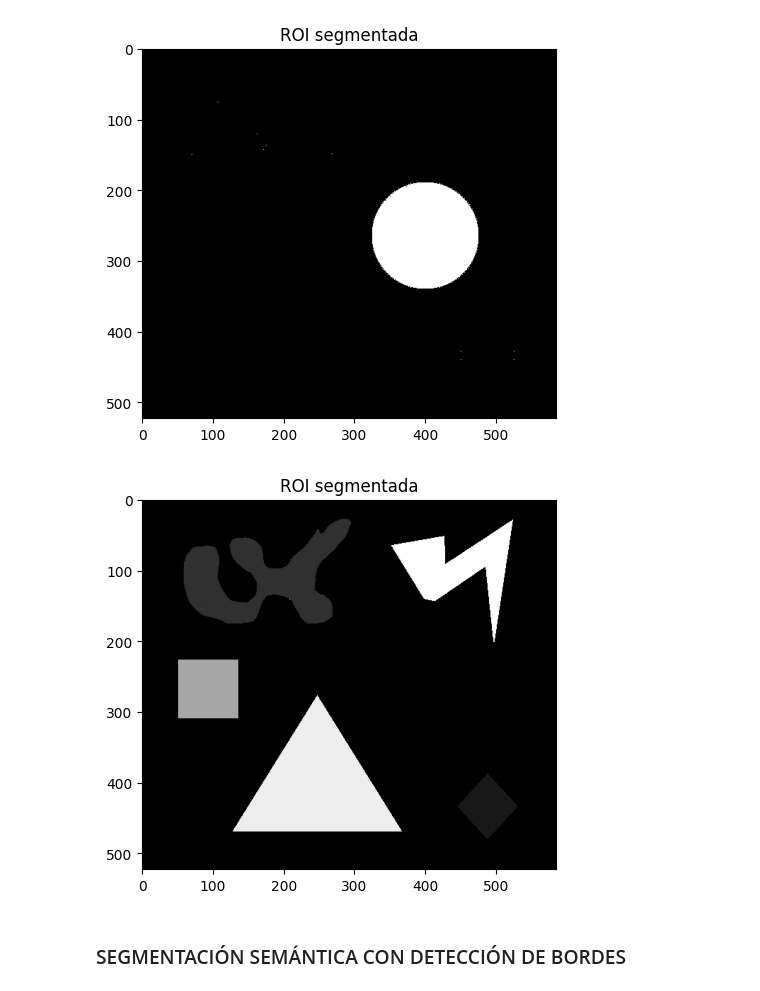
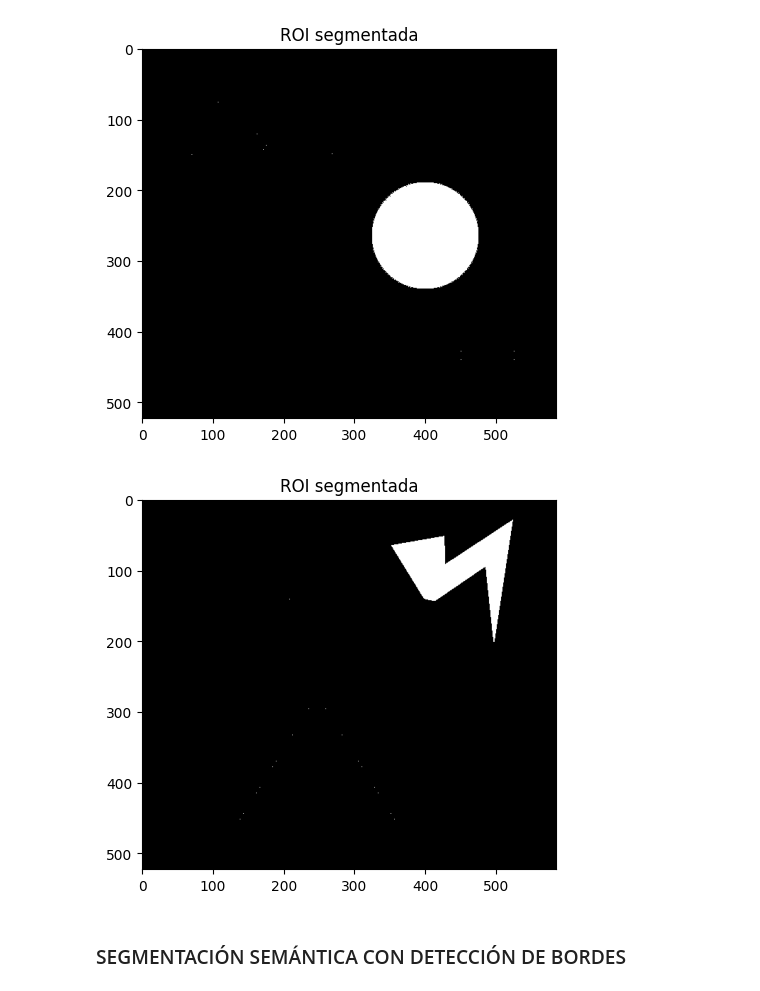
Before and after one commit to Carmen10-171/04MIAR_Aprendizaje-Supervisado, a Jupyter notebook: tema3/aprendizaje_supervisado_tema_3_Image_segmentation_practica.ipynb, the cells around one changed output. Cells and saved outputs as stored; diff of their text form; code cells hidden in the pictures.

```diff
--- a/tema3/aprendizaje_supervisado_tema_3_Image_segmentation_practica.ipynb
+++ b/tema3/aprendizaje_supervisado_tema_3_Image_segmentation_practica.ipynb
@@ -156,36 +156,37 @@ plt.show()
 # Función para extraer los colores secundarios
 def convert_to_CMYK(rgb_p):
     with np.errstate(invalid='ignore', divide='ignore'):
         K = 1 - np.max(rgb_p, axis=2)
         C = (1-rgb_p[:,:,0] - K)/(1-K)
         M = (1-rgb_p[:,:,1] - K)/(1-K)
         Y = (1-rgb_p[:,:,2] - K)/(1-K)
     CMYK = (np.dstack((C,M,Y,K))*255).astype('uint8')
     return CMYK
 
 # Leer la imagen
 img = cv2.imread('figuras.png')
 rgb = cv2.cvtColor(img, cv2.COLOR_BGR2RGB)
 rgb_p = rgb.astype('uint8')/255
 
 # Extraer los colores secundarios
 CMYK = convert_to_CMYK(rgb_p)
 
 # Extraer los canales por separado
 C,M,Y,K = CMYK[:,:,0],CMYK[:,:,1],CMYK[:,:,2],CMYK[:,:,3]
 C = C.astype('uint8')
 
 # Calcular la máscara de la figura del rayo
 t = np.max(C)
 mask= C.copy()
-mask[mask<t]=0
+mask[mask<t] = 0
 
 # Visualizar la máscara
-plt.imshow(C, cmap='gray')
+plt.imshow(C, cmap='gray') # cpn esto solo salen todos menos el rayo porque tienen 100
+plt.imshow(mask,cmap='gray')# con esto sale solo el rayo
 plt.title('ROI segmentada')
 plt.show()
 # %% [output]
-[figure, old version]
+[figure, new version]
 # %% [markdown]
 ### SEGMENTACIÓN SEMÁNTICA CON DETECCIÓN DE BORDES
 # %%
```
